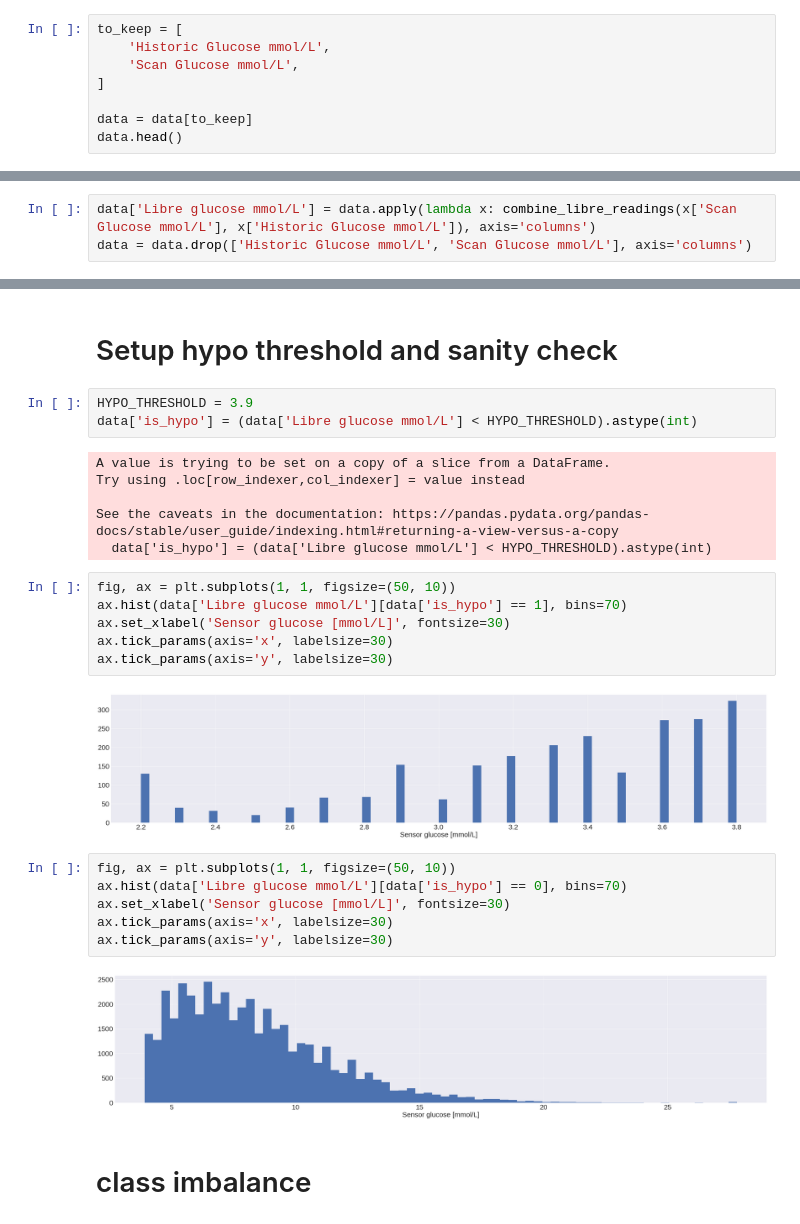
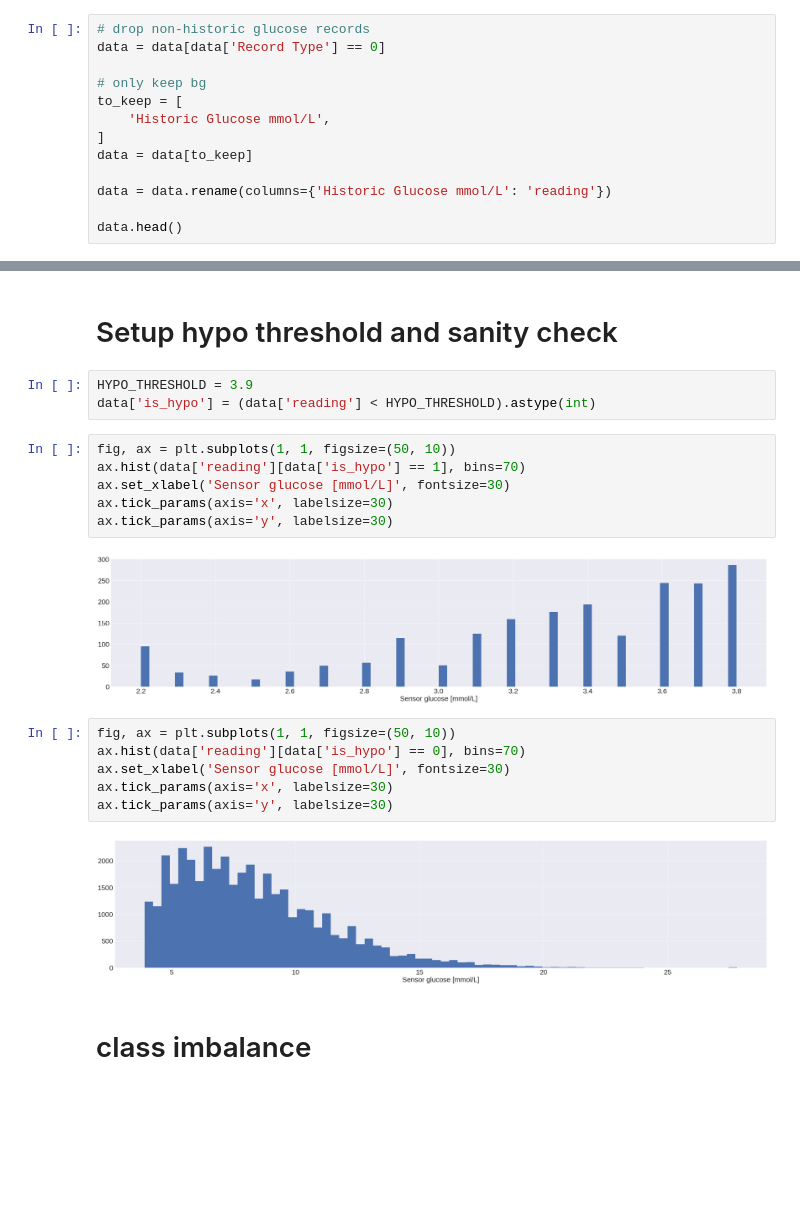
Before and after one commit to sdysch/diabetes-ml, a Jupyter notebook: hypo_prediction.ipynb, the cells around one changed output, grey strips where cells are left out. Saved outputs shown, nothing was run; the diff lists cells and outputs as text; blank space fills up the shorter version.

```diff
--- a/hypo_prediction.ipynb
+++ b/hypo_prediction.ipynb
@@ -11,11 +19,16 @@ plt.style.use('seaborn')
 data = pd.read_csv('data/SamDysch_glucose_2-5-2022.csv', skiprows=[0])
 data.index = pd.to_datetime(data['Device Timestamp'], format="%d-%m-%Y %H:%M")
 # %%
+# drop non-historic glucose records
+data = data[data['Record Type'] == 0]
+
+# only keep bg
 to_keep = [
     'Historic Glucose mmol/L',
-    'Scan Glucose mmol/L',
 ]
+data = data[to_keep]
 
-data = data[to_keep]
+data = data.rename(columns={'Historic Glucose mmol/L': 'reading'})
+
 data.head()
 # %% [output]
@@ -31,3 +41,0 @@ data.head()
-# %%
-data['Libre glucose mmol/L'] = data.apply(lambda x: combine_libre_readings(x['Scan Glucose mmol/L'], x['Historic Glucose mmol/L']), axis='columns')
-data = data.drop(['Historic Glucose mmol/L', 'Scan Glucose mmol/L'], axis='columns')
@@ -64,29 +55,23 @@ ax.tick_params(axis='y', labelsize=30)
 # Setup hypo threshold and sanity check
 # %%
 HYPO_THRESHOLD = 3.9
-data['is_hypo'] = (data['Libre glucose mmol/L'] < HYPO_THRESHOLD).astype(int)
+data['is_hypo'] = (data['reading'] < HYPO_THRESHOLD).astype(int)
-# %% [output]
-A value is trying to be set on a copy of a slice from a DataFrame.
-Try using .loc[row_indexer,col_indexer] = value instead
-
-See the caveats in the documentation: https://pandas.pydata.org/pandas-docs/stable/user_guide/indexing.html#returning-a-view-versus-a-copy
-  data['is_hypo'] = (data['Libre glucose mmol/L'] < HYPO_THRESHOLD).astype(int)
 # %%
 fig, ax = plt.subplots(1, 1, figsize=(50, 10))
-ax.hist(data['Libre glucose mmol/L'][data['is_hypo'] == 1], bins=70)
+ax.hist(data['reading'][data['is_hypo'] == 1], bins=70)
 ax.set_xlabel('Sensor glucose [mmol/L]', fontsize=30)
 ax.tick_params(axis='x', labelsize=30)
 ax.tick_params(axis='y', labelsize=30)
 # %% [output]
-[figure, old version]
+[figure, new version]
 # %%
 fig, ax = plt.subplots(1, 1, figsize=(50, 10))
-ax.hist(data['Libre glucose mmol/L'][data['is_hypo'] == 0], bins=70)
+ax.hist(data['reading'][data['is_hypo'] == 0], bins=70)
 ax.set_xlabel('Sensor glucose [mmol/L]', fontsize=30)
 ax.tick_params(axis='x', labelsize=30)
 ax.tick_params(axis='y', labelsize=30)
 # %% [output]
-[figure, old version]
+[figure, new version]
 # %% [markdown]
 # class imbalance
 # %%
```
Also changed, not shown: parts of 19 cells of this notebook, 1 other file.
